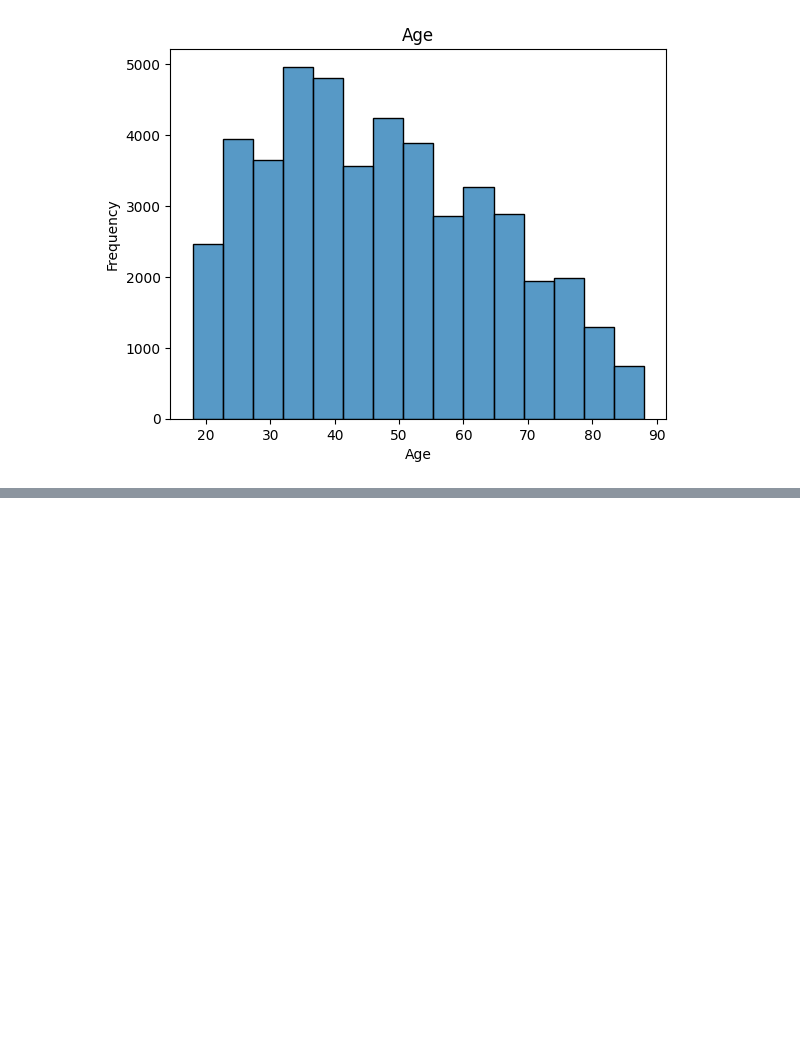
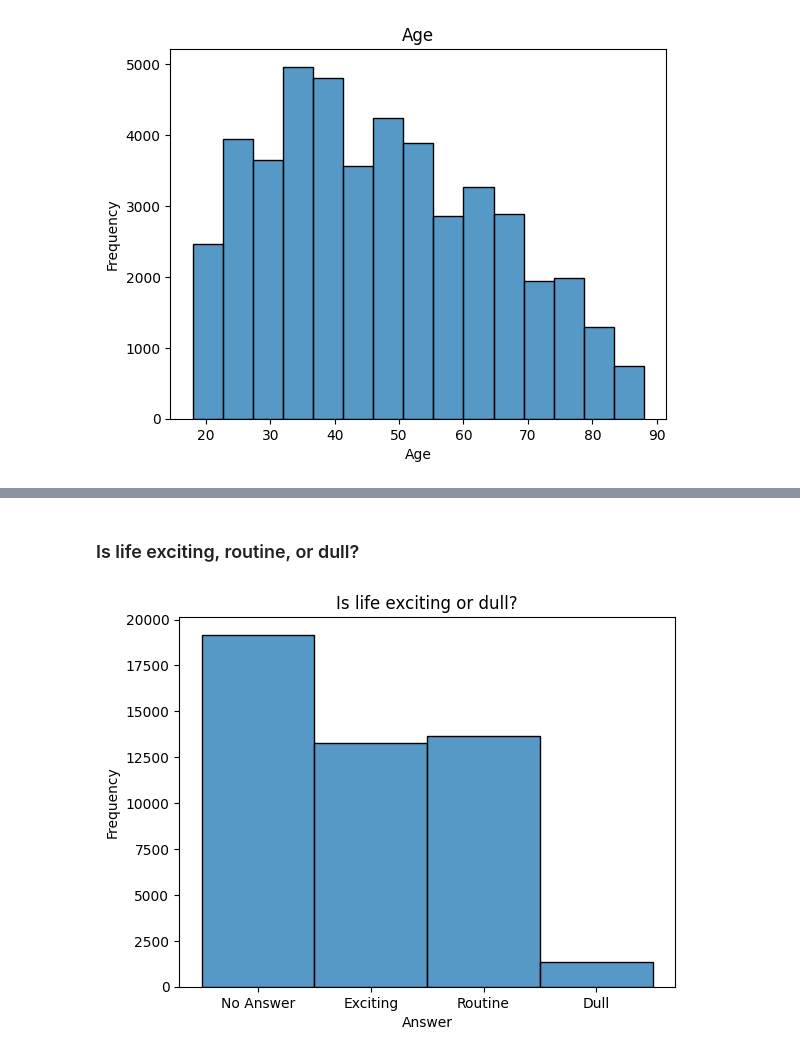
Before and after one commit to kpunsalan8/DS-3001-EDA-KP, a Jupyter notebook: lab/gss.ipynb, the cells around one changed output, grey strips where cells are left out. Drawn from its saved outputs; the diff is of its cells as text; code cells hidden in the pictures; blank space fills up the shorter version.

```diff
--- a/lab/gss.ipynb
+++ b/lab/gss.ipynb
@@ -259,0 +295,14 @@ plt.show()
+# %% [markdown]
+### Is life exciting, routine, or dull?
+# %%
+# Counts of whether life is: Exciting, Routine, or Dull
+var = 'life'
+sns.histplot(df[var], bins=15)
+
+plt.title('Is life exciting or dull?')
+plt.xlabel('Answer')
+plt.ylabel('Frequency')
+
+plt.show()
+# %% [output]
+[figure, added]
```
Also changed, not shown: parts of 21 cells of this notebook.
